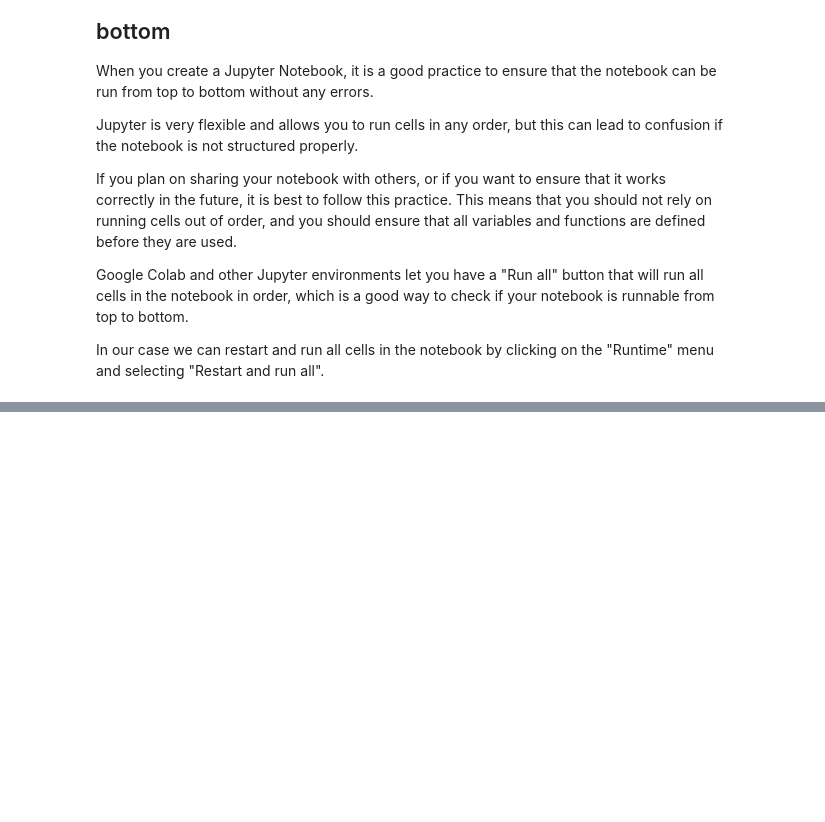
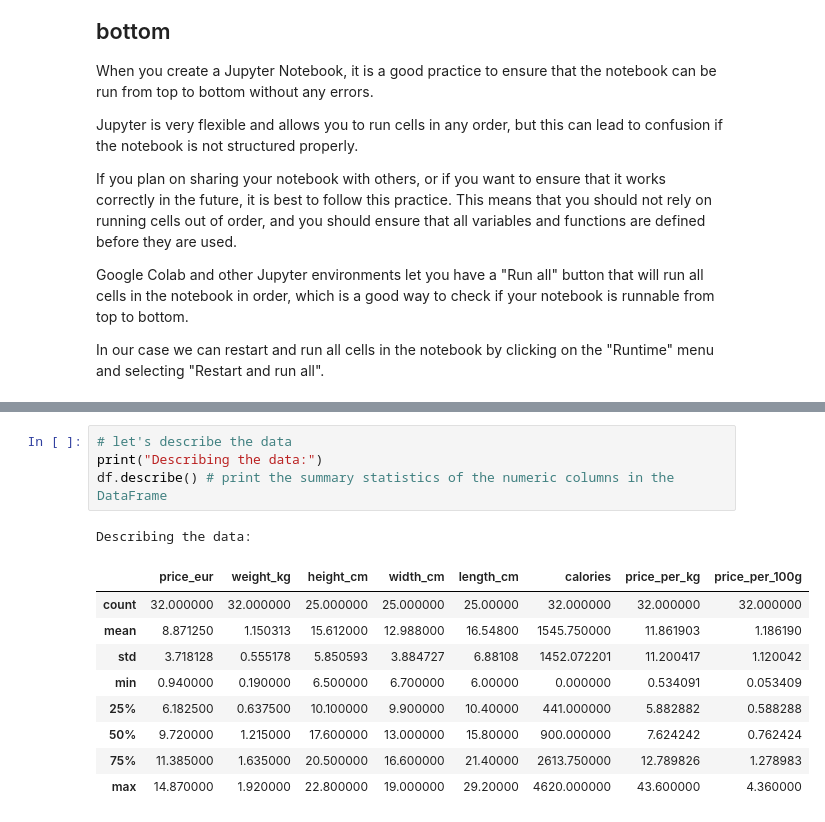
Before and after one commit to ValRCS/RTU_Data_Analysis_Visualization_CPD, a Jupyter notebook: notebooks/day1_big_picture_intro.ipynb, the cells around one changed output, grey strips where cells are left out. Saved outputs shown, nothing was run; the diff lists cells and outputs as text; blank space fills up the shorter version.

```diff
--- a/notebooks/day1_big_picture_intro.ipynb
+++ b/notebooks/day1_big_picture_intro.ipynb
@@ -470,0 +700,15 @@ In our case we can restart and run all cells in the notebook by clicking on the
+# %%
+# let's describe the data
+print("Describing the data:")
+df.describe() # print the summary statistics of the numeric columns in the DataFrame
+# %% [output]
+Describing the data:
+|  | price_eur | weight_kg | height_cm | width_cm | length_cm | calories | price_per_kg | price_per_100g |
+| count | 32.000000 | 32.000000 | 25.000000 | 25.000000 | 25.00000 | 32.000000 | 32.000000 | 32.000000 |
+| mean | 8.871250 | 1.150313 | 15.612000 | 12.988000 | 16.54800 | 1545.750000 | 11.861903 | 1.186190 |
+| std | 3.718128 | 0.555178 | 5.850593 | 3.884727 | 6.88108 | 1452.072201 | 11.200417 | 1.120042 |
+| min | 0.940000 | 0.190000 | 6.500000 | 6.700000 | 6.00000 | 0.000000 | 0.534091 | 0.053409 |
+| 25% | 6.182500 | 0.637500 | 10.100000 | 9.900000 | 10.40000 | 441.000000 | 5.882882 | 0.588288 |
+| 50% | 9.720000 | 1.215000 | 17.600000 | 13.000000 | 15.80000 | 900.000000 | 7.624242 | 0.762424 |
+| 75% | 11.385000 | 1.635000 | 20.500000 | 16.600000 | 21.40000 | 2613.750000 | 12.789826 | 1.278983 |
+| max | 14.870000 | 1.920000 | 22.800000 | 19.000000 | 29.20000 | 4620.000000 | 43.600000 | 4.360000 |
```
Also changed, not shown: parts of 28 cells of this notebook, 1 other file.
